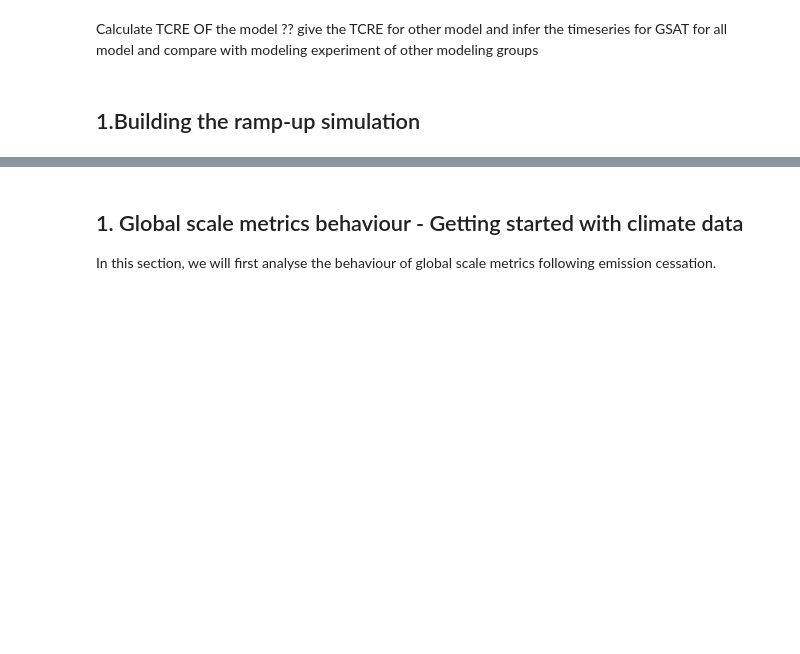
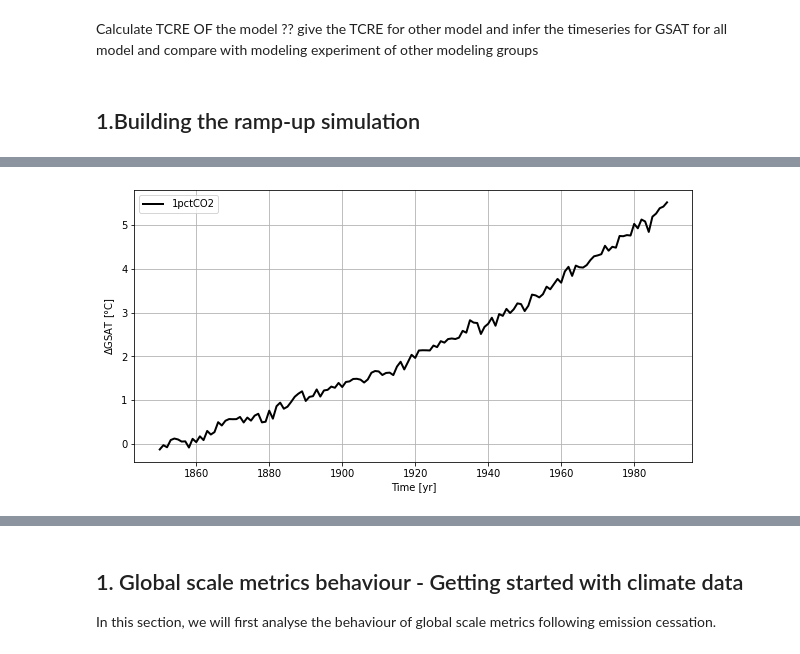
Before and after one commit to acsed-dot/TP-MSOAC-Climate_change, a Jupyter notebook: topics/3-CNRM-ESM2-2_emission_driven.ipynb, the cells around one changed output, grey strips where cells are left out. Saved outputs shown, nothing was run; the diff lists cells and outputs as text; code cells hidden in the pictures; blank space fills up the shorter version.

```diff
--- a/topics/3-CNRM-ESM2-2_emission_driven.ipynb
+++ b/topics/3-CNRM-ESM2-2_emission_driven.ipynb
@@ -172,0 +235,14 @@ The aim here is to first calculate the TCRE. Transient Climate Response to Cumul
+# %%
+# calculate the GSAT anomaly relative to piControl
+D_GSAT = GSAT - np.mean(GSAT_pi)
+# %%
+fig, ax = plt.subplots(1, 1, figsize=(10, 5))
+ax.plot(df_tas_cd["year"], D_GSAT, color="k", lw=2, label="1pctCO2")
+
+# aesthetic
+ax.set_xlabel("Time [yr]")
+ax.set_ylabel(r"$\Delta$GSAT [°C]")
+ax.legend()
+ax.grid()
+# %% [output]
+[figure, added]
```
Also changed, not shown: parts of 29 cells of this notebook, 6 other files.
